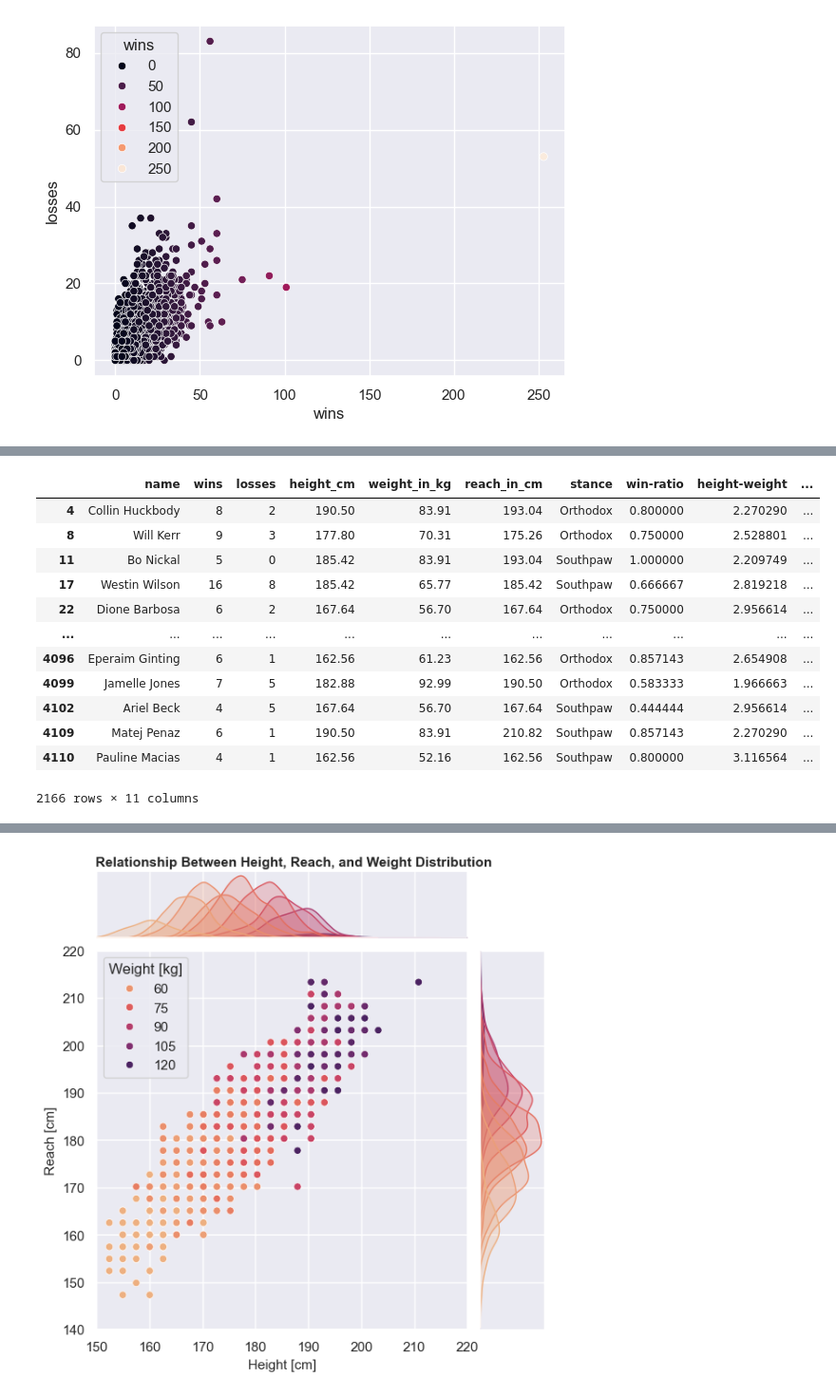
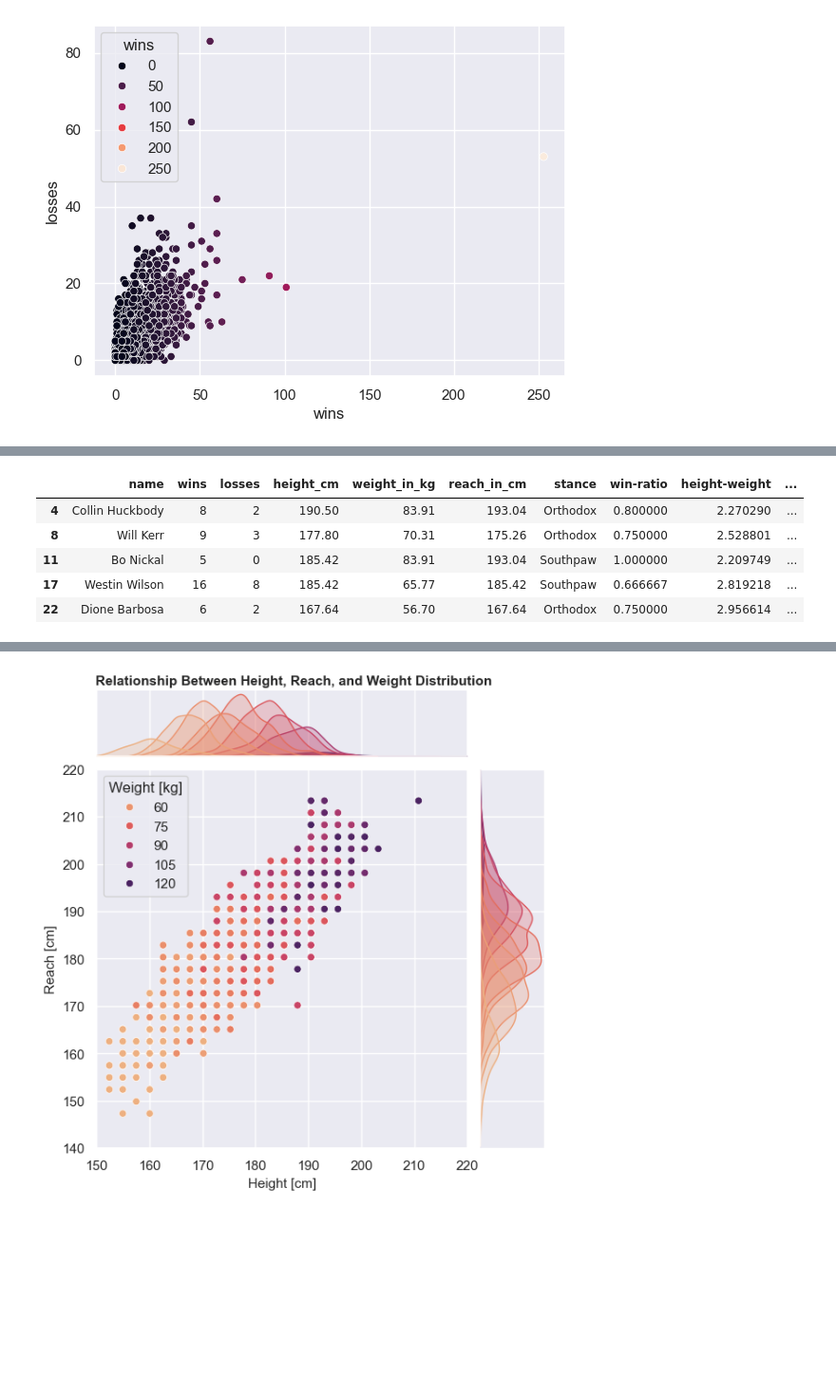
Before and after one commit to Brtsz8/ufc-dataset-analysis, a Jupyter notebook: UFC_analysis_project.ipynb, the cells around one changed output, grey strips where cells are left out. Shown: that part at 95% size. Drawn from its saved outputs; the diff is of its cells as text; code cells hidden in the pictures; blank space fills up the shorter version.

```diff
--- a/UFC_analysis_project.ipynb
+++ b/UFC_analysis_project.ipynb
@@ -203,33 +159,26 @@ Axes(0.125,0.11;0.62x0.77)
 # %%
 #I want to look for correlations between physical attributes and W/L ratio.
 #I will only use valid entries in the dataset, so I need to clean it.
 # Select only rows where wins, losses, height, weight,stance, and reach have valid (non-null) values
 # Drop all unused collumns
 df_physical = df.dropna(subset=['wins', 'losses', 'height_cm', 'weight_in_kg', 'reach_in_cm','stance'])
 df_physical = df_physical.drop(columns=list(df_physical.columns[9:]) + ['nickname','draws'])
 
 #add new information
 df_physical["win-ratio"] = df_physical["wins"]/(df_physical["wins"] + df_physical["losses"])
 df_physical["height-weight"] = df_physical["height_cm"]/df_physical["weight_in_kg"]
 df_physical["height-reach"] = df_physical["height_cm"]/df_physical["reach_in_cm"]
 df_physical["reach-weight"] = df_physical["reach_in_cm"]/df_physical["weight_in_kg"]
 
 # Display the cleaned dataset
-df_physical
+df_physical.head()
 # %% [output]
 |  | name | wins | losses | height_cm | weight_in_kg | reach_in_cm | stance | win-ratio | height-weight | ... |
 | 4 | Collin Huckbody | 8 | 2 | 190.50 | 83.91 | 193.04 | Orthodox | 0.800000 | 2.270290 | ... |
 | 8 | Will Kerr | 9 | 3 | 177.80 | 70.31 | 175.26 | Orthodox | 0.750000 | 2.528801 | ... |
 | 11 | Bo Nickal | 5 | 0 | 185.42 | 83.91 | 193.04 | Southpaw | 1.000000 | 2.209749 | ... |
 | 17 | Westin Wilson | 16 | 8 | 185.42 | 65.77 | 185.42 | Southpaw | 0.666667 | 2.819218 | ... |
 | 22 | Dione Barbosa | 6 | 2 | 167.64 | 56.70 | 167.64 | Orthodox | 0.750000 | 2.956614 | ... |
-| ... | ... | ... | ... | ... | ... | ... | ... | ... | ... | ... |
-| 4096 | Eperaim Ginting | 6 | 1 | 162.56 | 61.23 | 162.56 | Orthodox | 0.857143 | 2.654908 | ... |
-| 4099 | Jamelle Jones | 7 | 5 | 182.88 | 92.99 | 190.50 | Orthodox | 0.583333 | 1.966663 | ... |
-| 4102 | Ariel Beck | 4 | 5 | 167.64 | 56.70 | 167.64 | Southpaw | 0.444444 | 2.956614 | ... |
-| 4109 | Matej Penaz | 6 | 1 | 190.50 | 83.91 | 210.82 | Southpaw | 0.857143 | 2.270290 | ... |
-| 4110 | Pauline Macias | 4 | 1 | 162.56 | 52.16 | 162.56 | Southpaw | 0.800000 | 3.116564 | ... |
-2166 rows × 11 columns
 # %%
 fig, axes = plt.subplots(1, 2, figsize=(12, 5))
 sns.set_context("notebook", font_scale=1)
```
Also changed, not shown: parts of 23 cells of this notebook.
